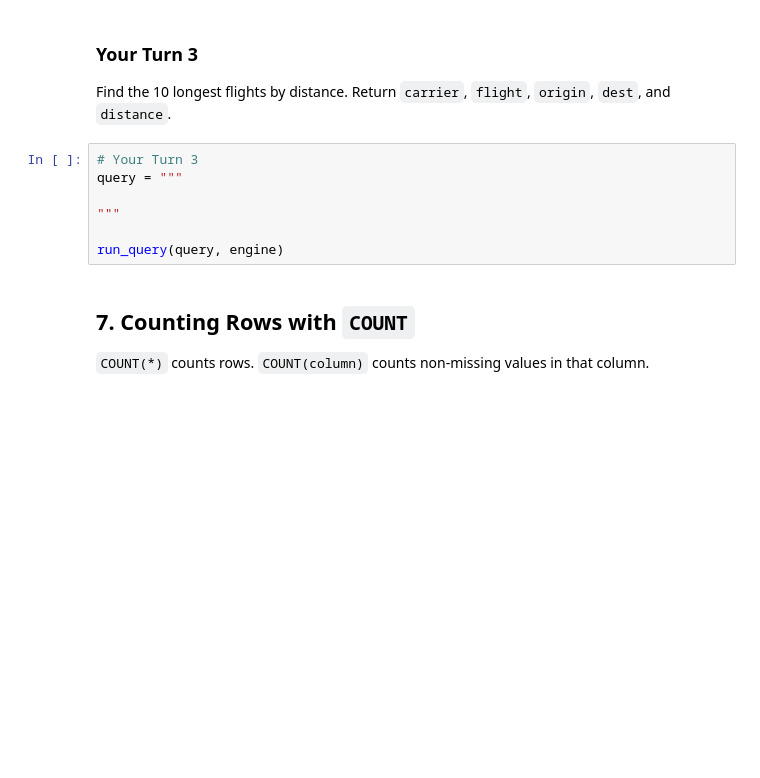
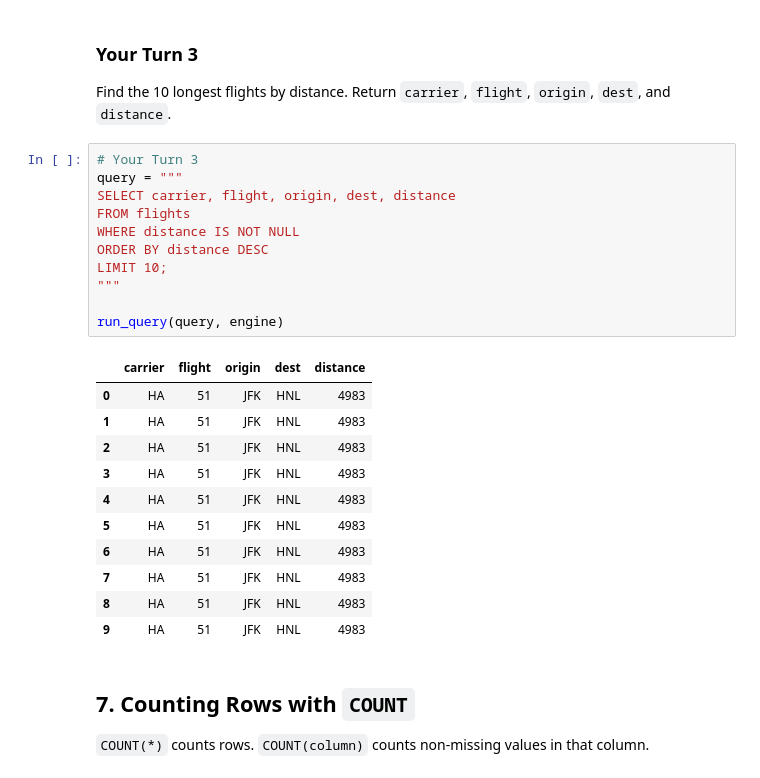
Before and after one commit to JoeG-UTSA/BAN6003-Week09-10-JoeGarcia, a Jupyter notebook: notebooks/module9_neon_sql_fundamentals_guided_lab.ipynb, the cells around one changed output. Cells and saved outputs as stored; diff of their text form; blank space fills up the shorter version.

```diff
--- a/notebooks/module9_neon_sql_fundamentals_guided_lab.ipynb
+++ b/notebooks/module9_neon_sql_fundamentals_guided_lab.ipynb
@@ -327,10 +351,26 @@ Find the 10 longest flights by distance. Return `carrier`, `flight`, `origin`, `
 # %%
 # Your Turn 3
 query = """
-
+SELECT carrier, flight, origin, dest, distance
+FROM flights
+WHERE distance IS NOT NULL
+ORDER BY distance DESC
+LIMIT 10;
 """
 
 run_query(query, engine)
+# %% [output]
+|  | carrier | flight | origin | dest | distance |
+| 0 | HA | 51 | JFK | HNL | 4983 |
+| 1 | HA | 51 | JFK | HNL | 4983 |
+| 2 | HA | 51 | JFK | HNL | 4983 |
+| 3 | HA | 51 | JFK | HNL | 4983 |
+| 4 | HA | 51 | JFK | HNL | 4983 |
+| 5 | HA | 51 | JFK | HNL | 4983 |
+| 6 | HA | 51 | JFK | HNL | 4983 |
+| 7 | HA | 51 | JFK | HNL | 4983 |
+| 8 | HA | 51 | JFK | HNL | 4983 |
+| 9 | HA | 51 | JFK | HNL | 4983 |
 # %% [markdown]
 ## 7. Counting Rows with `COUNT`
 
```
Also changed, not shown: parts of 10 cells of this notebook.
